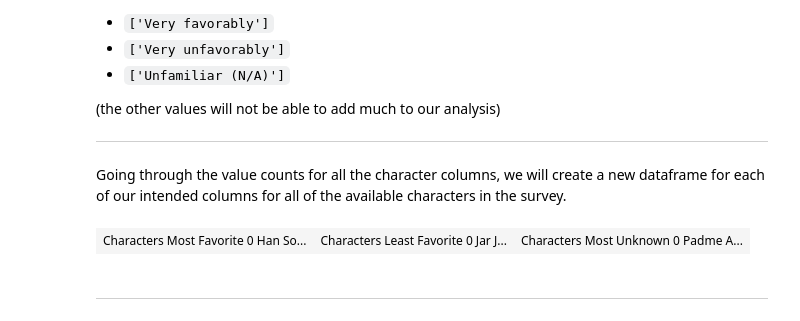
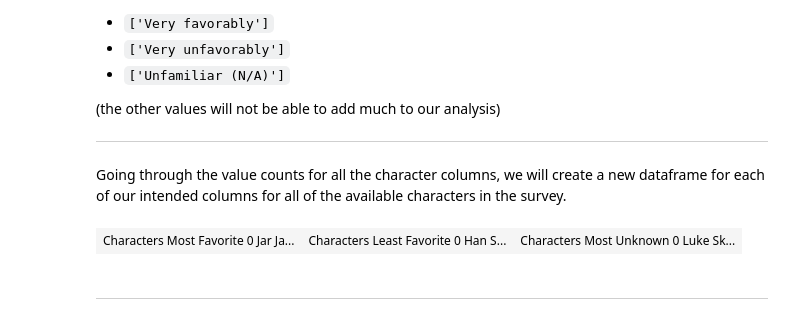
Before and after one commit to willnguyen14/Star-Wars-Survey, a Jupyter notebook: Star_Wars_Survey.ipynb, the cells around one changed output. Saved outputs shown, nothing was run; the diff lists cells and outputs as text; code cells hidden in the pictures.

```diff
--- a/Star_Wars_Survey.ipynb
+++ b/Star_Wars_Survey.ipynb
@@ -450,44 +452,39 @@ for col in characters.columns:
 
     # extracting spefific data from the value counts into dictionaries
     favor = stats.loc['Very favorably', col]
     fav_dict[col]=favor
 
     least = stats.loc['Very unfavorably', col]
     least_dict[col]=least
 
     unknown = stats.loc['Unfamiliar (N/A)', col]
     unknown_dict[col]=unknown
 
 # sort the fav_dict dictionary; we will later merge this with the other dictionaries based on the values of fav_dict
-fav_dict = dict(sorted(fav_dict.items(), key=lambda item: item[1], reverse=True))
-least_dict = dict(sorted(least_dict.items(), key=lambda item: item[1], reverse=True))
-unknown_dict = dict(sorted(unknown_dict.items(), key=lambda item: item[1], reverse=True))
+fav_dict = dict(sorted(fav_dict.items(), key=lambda item: item[1], reverse=False))
+least_dict = dict(sorted(least_dict.items(), key=lambda item: item[1], reverse=False))
+unknown_dict = dict(sorted(unknown_dict.items(), key=lambda item: item[1], reverse=False))
 
 # convert dictionary items into series objects
 most_favorite = pd.Series(fav_dict).reset_index().rename(columns = {'index': "Characters", 0: 'Most Favorite'})
 least_favorite = pd.Series(least_dict).reset_index().rename(columns = {'index': "Characters", 0: 'Least Favorite'})
 most_unknown = pd.Series(unknown_dict).reset_index().rename(columns = {'index': "Characters", 0: 'Most Unknown'})
 
-'''
-these are 3 separate dataframes but for the sake of readability,
-they will be placed next to each other as if they were all one dataframe
-'''
-
+# these are 3 separate dataframes but for the sake of readability, they will be placed next to each other as if they were all one dataframe
 from IPython.core.display import HTML
 
 def multi_table(table_list):
-    ''' Acceps a list of IpyTable objects and returns a table which contains each IpyTable in a cell
-    '''
+    # accepts a list of IpyTable objects and returns a table which contains each IpyTable in a cell
     return HTML(
         '<table><tr style="background-color:white;">' +
         ''.join(['<td>' + table._repr_html_() + '</td>' for table in table_list]) +
         '</tr></table>'
     )
 
 category = [most_favorite, least_favorite, most_unknown]
 multi_table(category)
 # %% [output]
-| Characters Most Favorite 0 Han So... | Characters Least Favorite 0 Jar J... | Characters Most Unknown 0 Padme A... |
+| Characters Most Favorite 0 Jar Ja... | Characters Least Favorite 0 Han S... | Characters Most Unknown 0 Luke Sk... |
 # %% [markdown]
 ---
 # %% [markdown]
```
Also changed, not shown: parts of 4 cells of this notebook.
